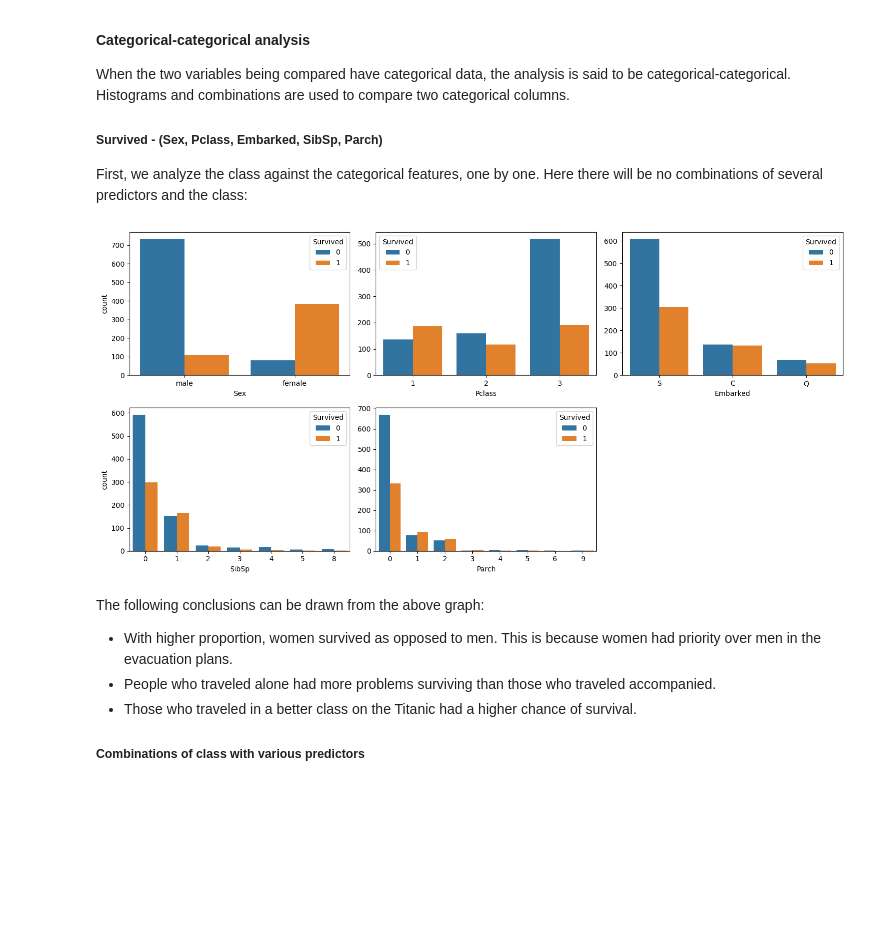
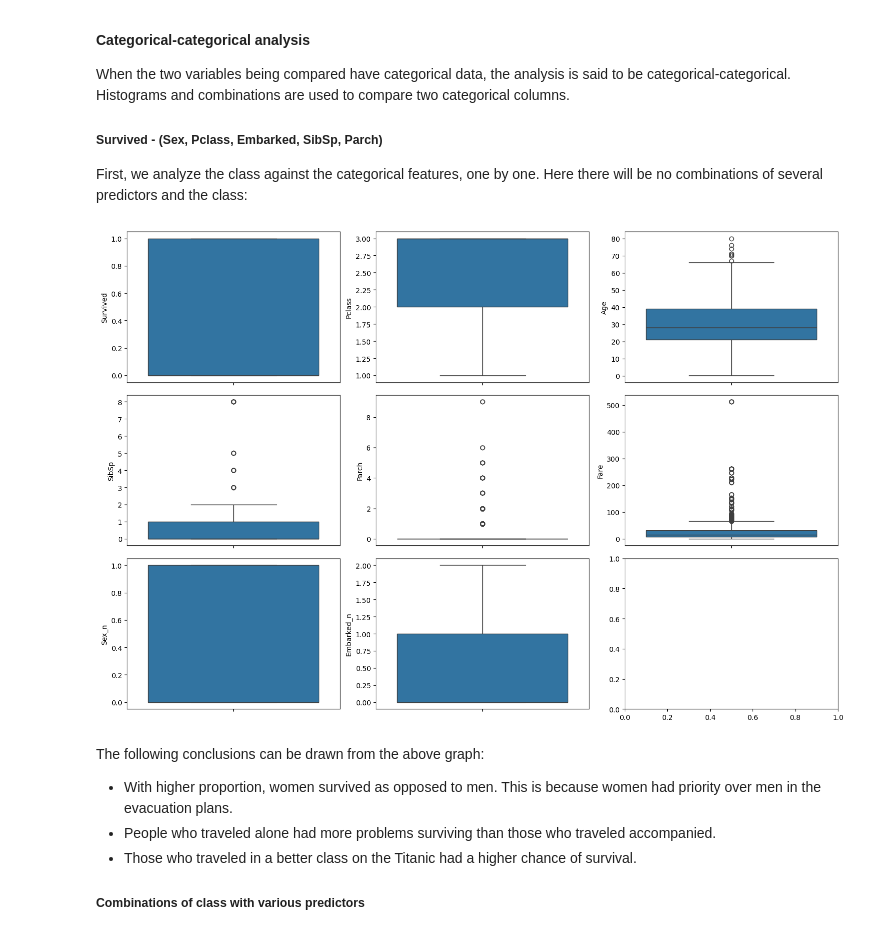
Before and after one commit to 4GeeksAcademy/machine-learning-content, a Jupyter notebook: 05-data/exploratory-data-analysis.ipynb, the cells around one changed output. Drawn from its saved outputs; the diff is of its cells as text; code cells hidden in the pictures; blank space fills up the shorter version.

Commit message:
update exploratory-data-analysis us

```diff
--- a/05-data/exploratory-data-analysis.ipynb
+++ b/05-data/exploratory-data-analysis.ipynb
@@ -248,20 +248,29 @@ When the two variables being compared have categorical data, the analysis is sai
 
 First, we analyze the class against the categorical features, one by one. Here there will be no combinations of several predictors and the class:
 # %%
-fig, axis = plt.subplots(2, 3, figsize = (15, 7))
+fig, axis = plt.subplots(3, 3, figsize = (15, 10))
 
-sns.countplot(ax = axis[0, 0], data = total_data, x = "Sex", hue = "Survived")
-sns.countplot(ax = axis[0, 1], data = total_data, x = "Pclass", hue = "Survived").set(ylabel = None)
-sns.countplot(ax = axis[0, 2], data = total_data, x = "Embarked", hue = "Survived").set(ylabel = None)
-sns.countplot(ax = axis[1, 0], data = total_data, x = "SibSp", hue = "Survived")
-sns.countplot(ax = axis[1, 1], data = total_data, x = "Parch", hue = "Survived").set(ylabel = None)
+if "Sex_n" not in total_data.columns:
+    total_data["Sex_n"] = total_data["Sex"].map({"male": 0, "female": 1})
+if "Embarked_n" not in total_data.columns:
+    total_data["Embarked_n"] = total_data["Embarked"].map({"S": 0, "C": 1, "Q": 2})
+if "FamMembers" not in total_data.columns:
+    total_data["FamMembers"] = total_data["SibSp"] + total_data["Parch"]
+
+sns.boxplot(ax = axis[0, 0], data = total_data, y = "Survived")
+sns.boxplot(ax = axis[0, 1], data = total_data, y = "Pclass")
+sns.boxplot(ax = axis[0, 2], data = total_data, y = "Age")
+sns.boxplot(ax = axis[1, 0], data = total_data, y = "SibSp")
+sns.boxplot(ax = axis[1, 1], data = total_data, y = "Parch")
+sns.boxplot(ax = axis[1, 2], data = total_data, y = "Fare")
+sns.boxplot(ax = axis[2, 0], data = total_data, y = "Sex_n")
+sns.boxplot(ax = axis[2, 1], data = total_data, y = "Embarked_n")
 
 plt.tight_layout()
-fig.delaxes(axis[1, 2])
 
 plt.show()
 # %% [output]
-[figure, old version]
+[figure, new version]
 # %% [markdown]
 The following conclusions can be drawn from the above graph:
 
```
Also changed, not shown: parts of 14 cells of this notebook, 1 other file.
